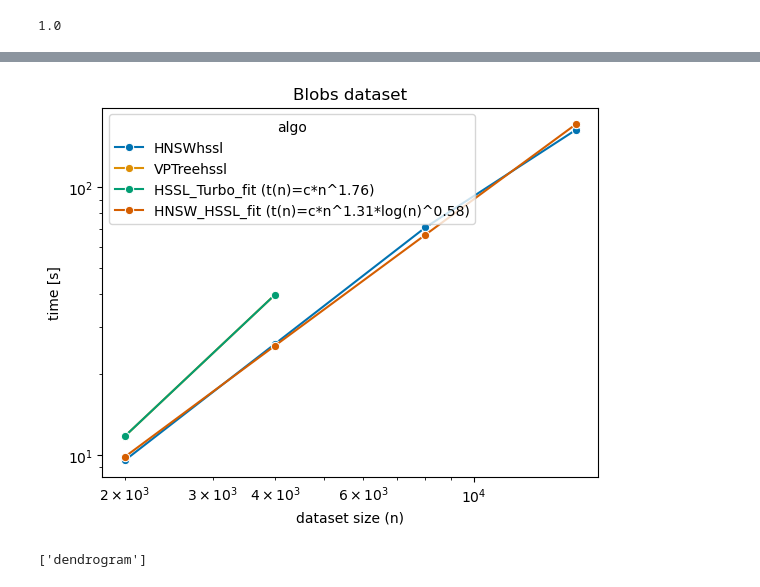
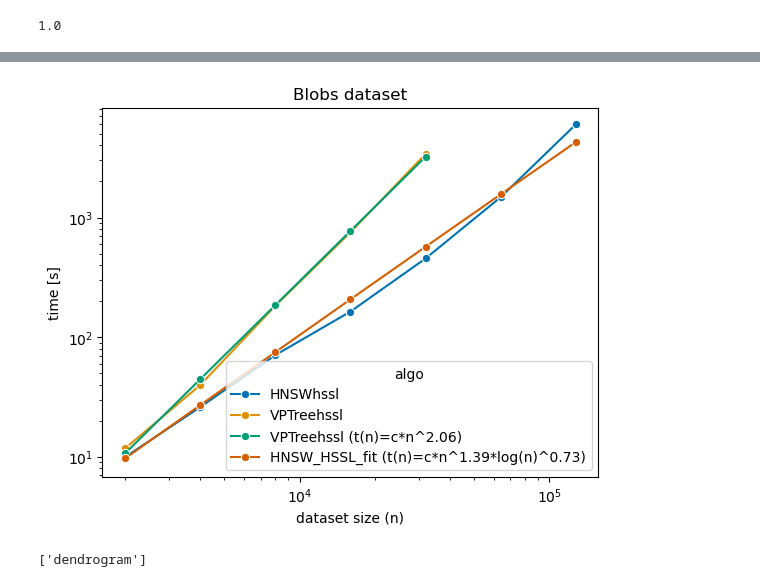
Before and after one commit to CamillaOkkels/HSSL, a Jupyter notebook: evaluation.ipynb, the cells around one changed output, grey strips where cells are left out. Drawn from its saved outputs; the diff is of its cells as text; code cells hidden in the pictures.

```diff
--- a/evaluation.ipynb
+++ b/evaluation.ipynb
@@ -78,7 +78,10 @@ from benchmark.results import load_all_results
 datasets = ['blobs-2k-10-5',
             'blobs-4k-10-5',
             'blobs-8k-10-5',
-            'blobs-16k-10-5'
+            'blobs-16k-10-5',
+            'blobs-32k-10-5',
+            'blobs-64k-10-5',
+            'blobs-128k-10-5'
             # 'mnist'
             ]
 
@@ -153,7 +128,7 @@ fit_ys = df[df["algo"]=="VPTreehssl"]["time"].to_numpy()
 sel = np.argsort(fit_xs)[:]
 fit_model = linregress(np.log(fit_xs[sel]),np.log(fit_ys[sel]))
 plot_df = pd.concat([plot_df, pd.DataFrame([
-    [f"HSSL_Turbo_fit (t(n)=c*n^{fit_model.slope:.2f})", x**fit_model.slope * np.exp(fit_model.intercept), x]
+    [f"VPTreehssl (t(n)=c*n^{fit_model.slope:.2f})", x**fit_model.slope * np.exp(fit_model.intercept), x]
     for x in fit_xs
 ], columns=plot_df.columns)], axis=0)
 
@@ -174,34 +149,34 @@ fit_ys = df[df["algo"]=="HNSWhssl"]["time"].to_numpy()
 sel = np.argsort(fit_xs)[:]
 model_params, score = poly_log_fit_opt(fit_xs[sel], fit_ys[sel])
 # print(model_params, score)
 plot_df = pd.concat([plot_df, pd.DataFrame([
     [f"HNSW_HSSL_fit (t(n)=c*n^{model_params[1]:.2f}*log(n)^{model_params[2]:.2f})", poly_log_fit(x, model_params), x]
     for x in fit_xs
 ], columns=plot_df.columns)], axis=0)
 
 
 ax = sns.lineplot(data=plot_df, x='n', y='time', hue="algo", marker='o', palette="colorblind")
 ax.set_title('Blobs dataset')
 ax.set_xlabel('dataset size (n)')
 ax.set_ylabel('time [s]')
 ax.set_xscale("log")
 ax.set_yscale("log")
 
 # Set gridlines and ticks
 # x_log_min = np.log10(min(times['eps']))
 # x_log_max = np.log10(max(times['eps']))
 # xticks = np.logspace(x_log_min, x_log_max, num = 7)
 # xticks = [round(x, 1) for x in xticks]
 # y_log_min = np.log10(min(times['time']))
 # y_log_max = np.log10(max(times['time']))
 # yticks = np.logspace(y_log_min, y_log_max, num = 5)
 # yticks = [int(x) for x in yticks]
 # ax.set_xticks(xticks)
 # ax.set_xticklabels(xticks)
 # ax.set_yticks(yticks)
 # ax.set_yticklabels(yticks)
 # %% [output]
-[figure, old version]
+[figure, new version]
 # %%
 path = r'results\blobs-4k-10-5\VPTreehssl\run.hdf5'
 # path = 'results/iris/HSSL_Turbo/dendro.hdf5'
```
Also changed, not shown: parts of 3 cells of this notebook, 8 other files.
